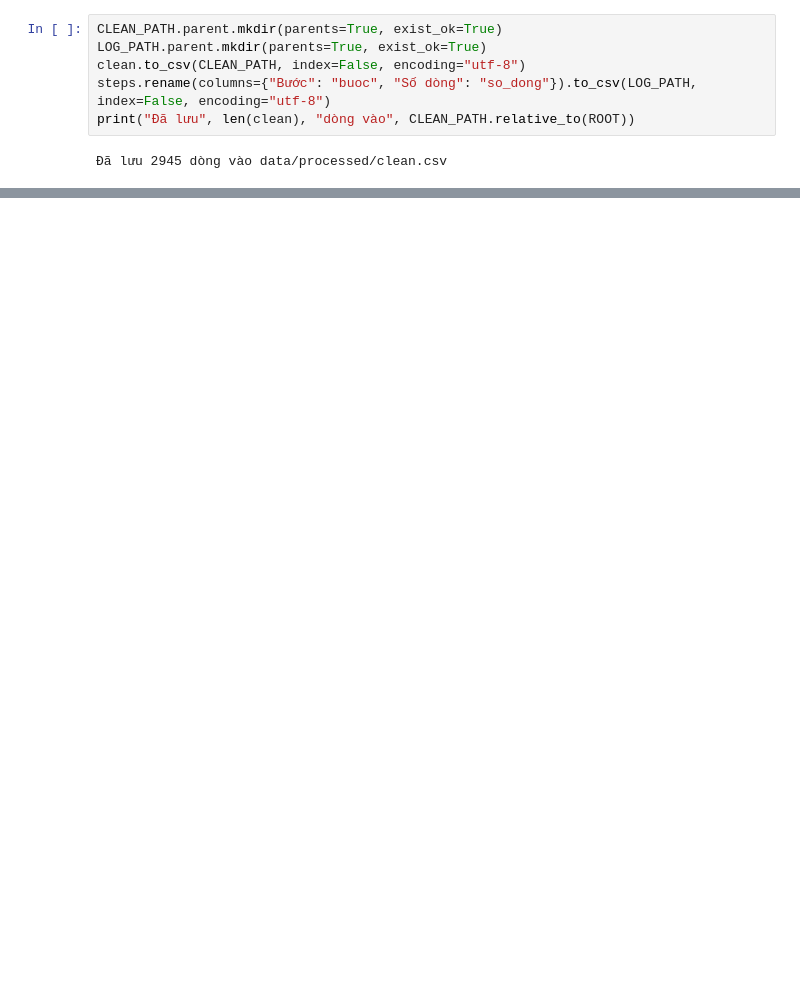
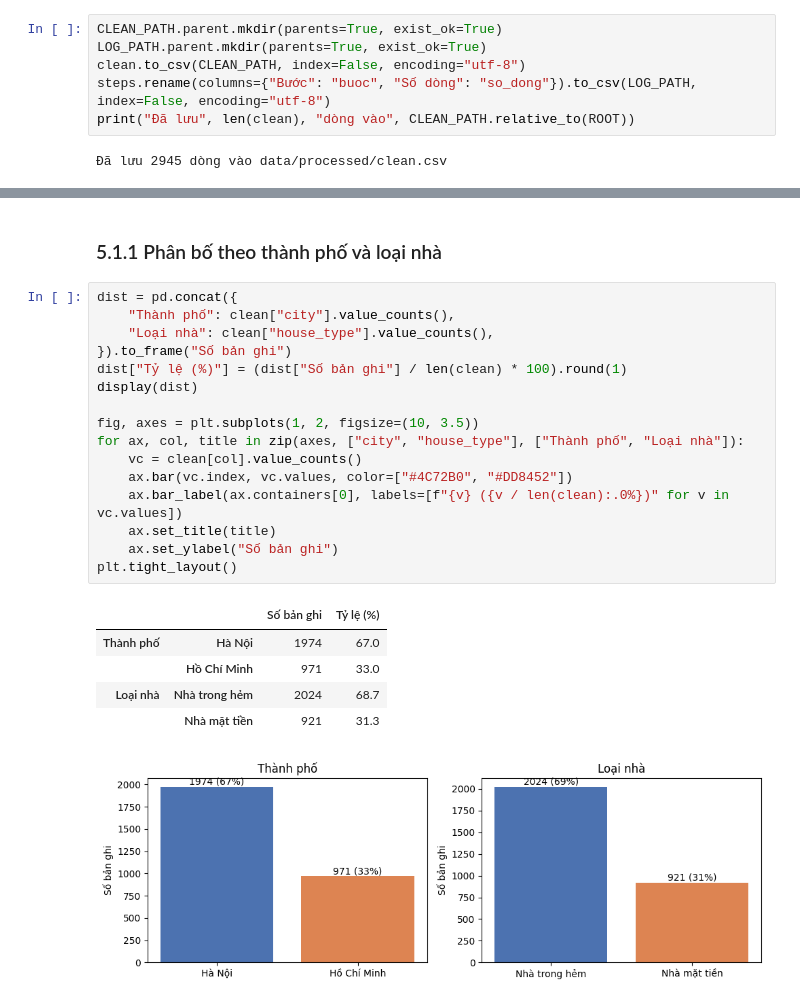
Before and after one commit to hoaqdzink/estate-predict, a Jupyter notebook: notebooks/01_cleaning.ipynb, the cells around one changed output, grey strips where cells are left out. Drawn from its saved outputs; the diff is of its cells as text; blank space fills up the shorter version.

```diff
--- a/notebooks/01_cleaning.ipynb
+++ b/notebooks/01_cleaning.ipynb
@@ -1271,0 +1336,25 @@ print("Đã lưu", len(clean), "dòng vào", CLEAN_PATH.relative_to(ROOT))
+# %% [markdown]
+### 5.1.1 Phân bố theo thành phố và loại nhà
+# %%
+dist = pd.concat({
+    "Thành phố": clean["city"].value_counts(),
+    "Loại nhà": clean["house_type"].value_counts(),
+}).to_frame("Số bản ghi")
+dist["Tỷ lệ (%)"] = (dist["Số bản ghi"] / len(clean) * 100).round(1)
+display(dist)
+
+fig, axes = plt.subplots(1, 2, figsize=(10, 3.5))
+for ax, col, title in zip(axes, ["city", "house_type"], ["Thành phố", "Loại nhà"]):
+    vc = clean[col].value_counts()
+    ax.bar(vc.index, vc.values, color=["#4C72B0", "#DD8452"])
+    ax.bar_label(ax.containers[0], labels=[f"{v} ({v / len(clean):.0%})" for v in vc.values])
+    ax.set_title(title)
+    ax.set_ylabel("Số bản ghi")
+plt.tight_layout()
+# %% [output]
+|  |  | Số bản ghi | Tỷ lệ (%) |
+| Thành phố | Hà Nội | 1974 | 67.0 |
+|  | Hồ Chí Minh | 971 | 33.0 |
+| Loại nhà | Nhà trong hẻm | 2024 | 68.7 |
+|  | Nhà mặt tiền | 921 | 31.3 |
+[figure, added]
```
Also changed, not shown: parts of 140 cells of this notebook, 8 other files.
